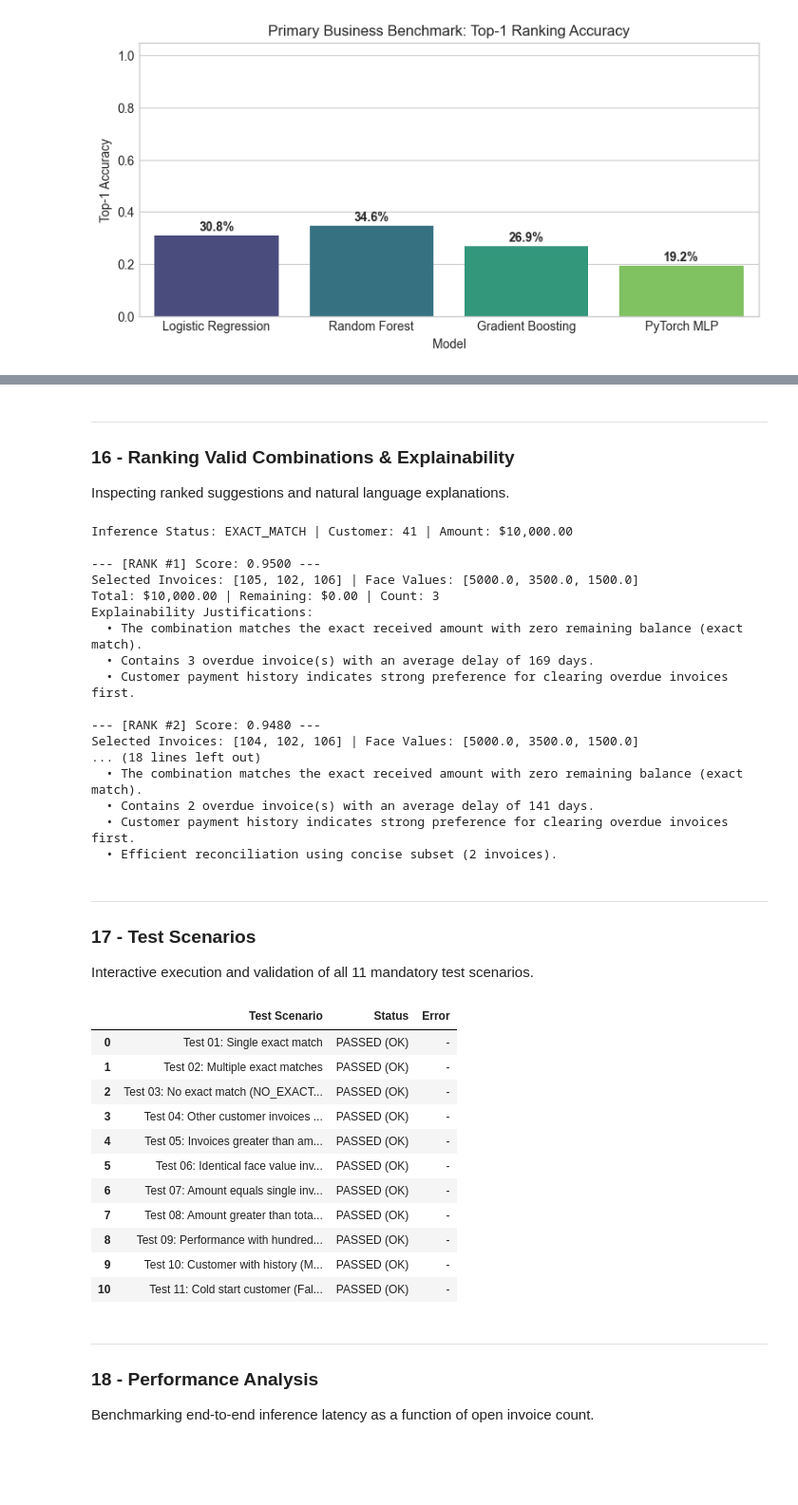
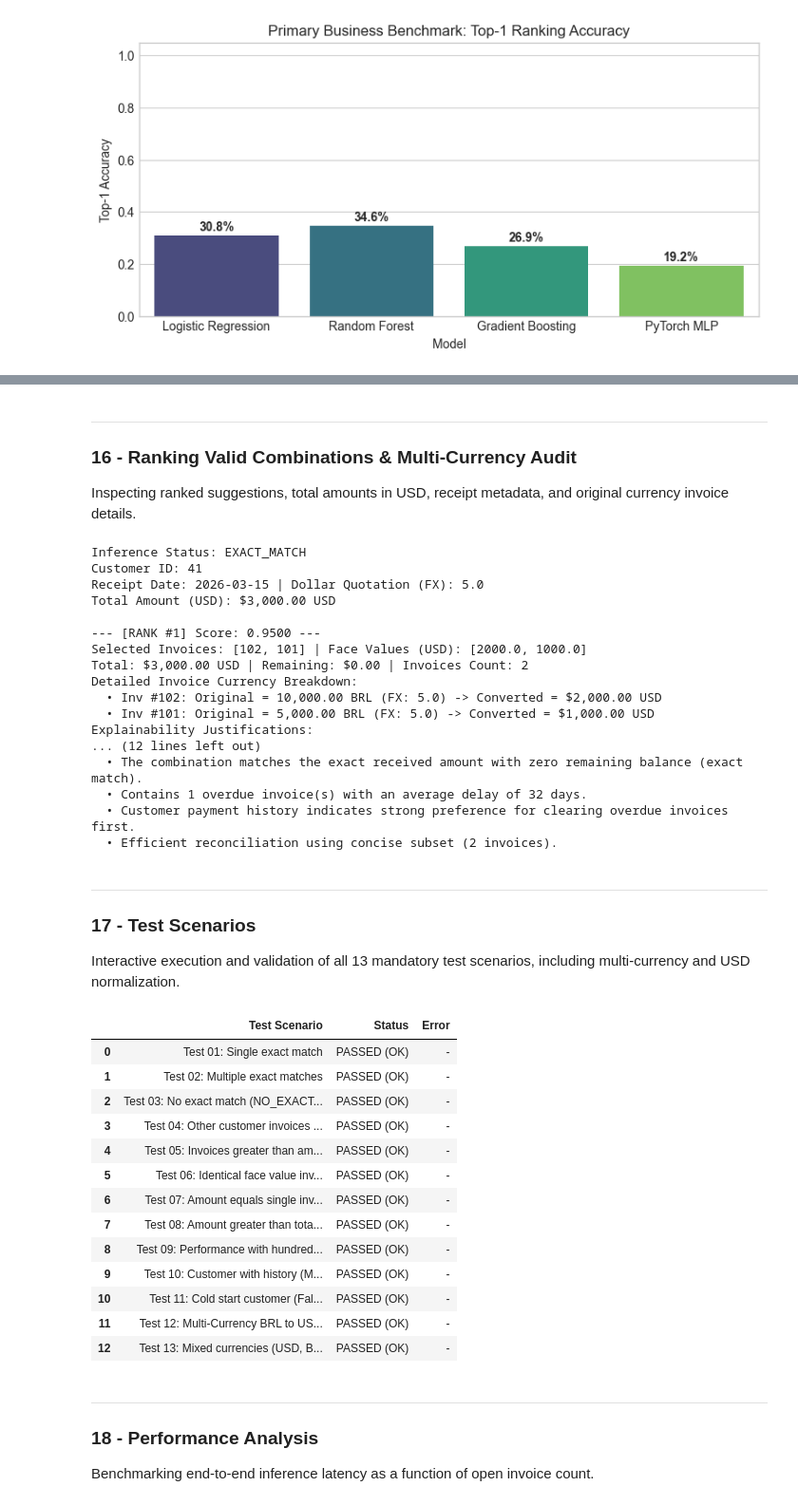
Before and after one commit to unicsoftware/mlp-saturno, a Jupyter notebook: notebooks/ai_invoice_payment_suggestion.ipynb, the cells around one changed output, grey strips where cells are left out. Shown at 95% size. Cells and saved outputs as stored; diff of their text form; code cells hidden in the pictures; blank space fills up the shorter version.

```diff
--- a/notebooks/ai_invoice_payment_suggestion.ipynb
+++ b/notebooks/ai_invoice_payment_suggestion.ipynb
@@ -470,43 +490,52 @@ print(json.dumps(result, indent=2, ensure_ascii=False))
 }
 # %% [markdown]
 ---
-### 16 - Ranking Valid Combinations & Explainability
+### 16 - Ranking Valid Combinations & Multi-Currency Audit
 
-Inspecting ranked suggestions and natural language explanations.
+Inspecting ranked suggestions, total amounts in USD, receipt metadata, and original currency invoice details.
 # %%
-print(f"Inference Status: {result['status']} | Customer: {result['customer_id']} | Amount: ${result['amount']:,.2f}\n")
+print(f"Inference Status: {result['status']}")
+print(f"Customer ID: {result['customer_id']}")
+print(f"Receipt Date: {result.get('receipt_date')} | Dollar Quotation (FX): {result.get('exchange_rate')}")
+print(f"Total Amount (USD): ${result['amount']:,.2f} {result['currency']}\n")
 
 for comb in result["combinations"]:
     print(f"--- [RANK #{comb['rank']}] Score: {comb['score']:.4f} ---")
-    print(f"Selected Invoices: {comb['invoice_ids']} | Face Values: {comb['invoice_values']}")
-    print(f"Total: ${comb['total']:,.2f} | Remaining: ${comb['remaining']:,.2f} | Count: {comb['number_of_invoices']}")
+    print(f"Selected Invoices: {comb['invoice_ids']} | Face Values (USD): {comb['invoice_values']}")
+    print(f"Total: ${comb['total']:,.2f} {comb['currency']} | Remaining: ${comb['remaining']:,.2f} | Invoices Count: {comb['number_of_invoices']}")
+
+    if "invoices_details" in comb:
+        print("Detailed Invoice Currency Breakdown:")
+        for inv in comb["invoices_details"]:
+            print(f"  • Inv #{inv['id']}: Original = {inv['original_value']:,.2f} {inv['original_currency']} (FX: {inv['exchange_rate']}) -> Converted = ${inv['value']:,.2f} USD")
+
     print("Explainability Justifications:")
     for reason in comb.get("reasons", []):
         print(f"  • {reason}")
     print()
 # %% [output]
-Inference Status: EXACT_MATCH | Customer: 41 | Amount: $10,000.00
+Inference Status: EXACT_MATCH
+Customer ID: 41
+Receipt Date: 2026-03-15 | Dollar Quotation (FX): 5.0
+Total Amount (USD): $3,000.00 USD
 
 --- [RANK #1] Score: 0.9500 ---
-Selected Invoices: [105, 102, 106] | Face Values: [5000.0, 3500.0, 1500.0]
-Total: $10,000.00 | Remaining: $0.00 | Count: 3
+Selected Invoices: [102, 101] | Face Values (USD): [2000.0, 1000.0]
+Total: $3,000.00 USD | Remaining: $0.00 | Invoices Count: 2
+Detailed Invoice Currency Breakdown:
+  • Inv #102: Original = 10,000.00 BRL (FX: 5.0) -> Converted = $2,000.00 USD
+  • Inv #101: Original = 5,000.00 BRL (FX: 5.0) -> Converted = $1,000.00 USD
 Explainability Justifications:
+... (12 lines left out)
   • The combination matches the exact received amount with zero remaining balance (exact match).
-  • Contains 3 overdue invoice(s) with an average delay of 169 days.
-  • Customer payment history indicates strong preference for clearing overdue invoices first.
-
---- [RANK #2] Score: 0.9480 ---
-Selected Invoices: [104, 102, 106] | Face Values: [5000.0, 3500.0, 1500.0]
-... (18 lines left out)
-  • The combination matches the exact received amount with zero remaining balance (exact match).
-  • Contains 2 overdue invoice(s) with an average delay of 141 days.
+  • Contains 1 overdue invoice(s) with an average delay of 32 days.
   • Customer payment history indicates strong preference for clearing overdue invoices first.
   • Efficient reconciliation using concise subset (2 invoices).
 # %% [markdown]
 ---
 ### 17 - Test Scenarios
 
-Interactive execution and validation of all 11 mandatory test scenarios.
+Interactive execution and validation of all 13 mandatory test scenarios, including multi-currency and USD normalization.
 # %%
 from tests.test_scenarios import (
     test_scenario_01_single_exact_match,
@@ -520,6 +549,8 @@ from tests.test_scenarios import (
     test_scenario_09_hundreds_of_invoices_performance,
     test_scenario_10_customer_with_sufficient_history,
     test_scenario_11_customer_cold_start_fallback,
+    test_scenario_12_multi_currency_brl_converted_to_usd_with_receipt_date_and_quotation,
+    test_scenario_13_mixed_currencies_matching_usd_target,
 )
 
 test_functions = [
@@ -534,36 +565,40 @@ test_functions = [
     ("Test 09: Performance with hundreds of invoices", test_scenario_09_hundreds_of_invoices_performance, False),
     ("Test 10: Customer with history (ML ranking)", test_scenario_10_customer_with_sufficient_history, True),
     ("Test 11: Cold start customer (Fallback ranking)", test_scenario_11_customer_cold_start_fallback, False),
+    ("Test 12: Multi-Currency BRL to USD with receipt date & FX quotation", test_scenario_12_multi_currency_brl_converted_to_usd_with_receipt_date_and_quotation, False),
+    ("Test 13: Mixed currencies (USD, BRL, EUR) matching USD target", test_scenario_13_mixed_currencies_matching_usd_target, False),
 ]
 
 test_results = []
 fixture_data = {"dl_model": dl_ranking_model, "history": payment_history}
 
 for name, func, needs_fixture in test_functions:
     try:
         if needs_fixture:
             func(fixture_data)
         else:
             func()
         test_results.append({"Test Scenario": name, "Status": "PASSED (OK)", "Error": "-"})
     except Exception as e:
         test_results.append({"Test Scenario": name, "Status": "FAILED", "Error": str(e)})
 
 df_tests = pd.DataFrame(test_results)
 df_tests
 # %% [output]
 |  | Test Scenario | Status | Error |
 | 0 | Test 01: Single exact match | PASSED (OK) | - |
 | 1 | Test 02: Multiple exact matches | PASSED (OK) | - |
 | 2 | Test 03: No exact match (NO_EXACT... | PASSED (OK) | - |
 | 3 | Test 04: Other customer invoices ... | PASSED (OK) | - |
 | 4 | Test 05: Invoices greater than am... | PASSED (OK) | - |
 | 5 | Test 06: Identical face value inv... | PASSED (OK) | - |
 | 6 | Test 07: Amount equals single inv... | PASSED (OK) | - |
 | 7 | Test 08: Amount greater than tota... | PASSED (OK) | - |
 | 8 | Test 09: Performance with hundred... | PASSED (OK) | - |
 | 9 | Test 10: Customer with history (M... | PASSED (OK) | - |
 | 10 | Test 11: Cold start customer (Fal... | PASSED (OK) | - |
+| 11 | Test 12: Multi-Currency BRL to US... | PASSED (OK) | - |
+| 12 | Test 13: Mixed currencies (USD, B... | PASSED (OK) | - |
 # %% [markdown]
 ---
 ### 18 - Performance Analysis
```
Also changed, not shown: parts of 9 cells of this notebook, 2 other files.
